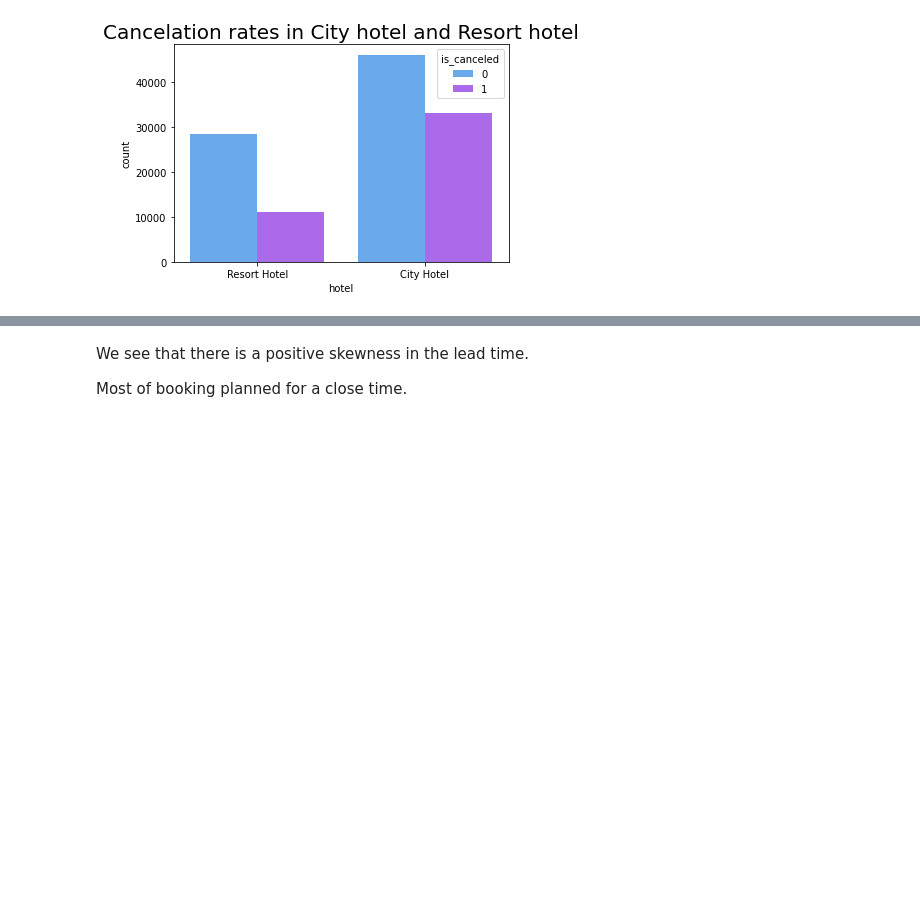
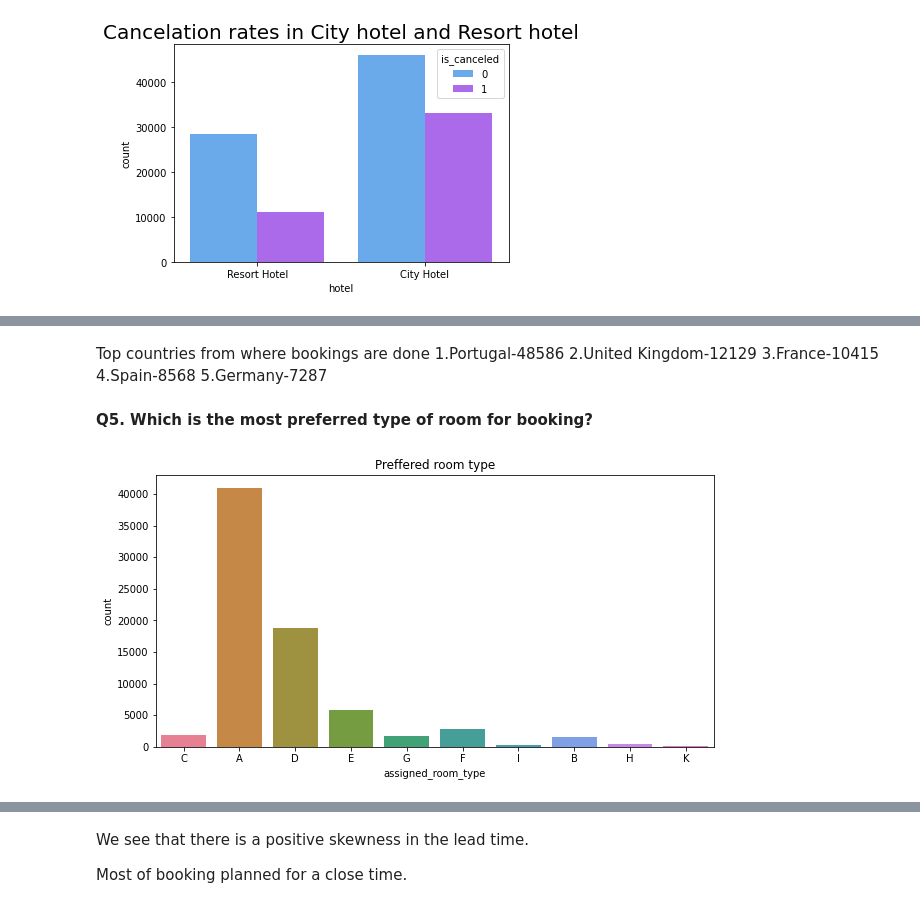
Before and after one commit to iam-ajitkumartoppo/hotel-booking-analysis, a Jupyter notebook: EDA_Hotel_Booking_Analysis_Capstone_Project.ipynb, the cells around one changed output, grey strips where cells are left out. Cells and saved outputs as stored; diff of their text form; code cells hidden in the pictures; blank space fills up the shorter version.

```diff
--- a/EDA_Hotel_Booking_Analysis_Capstone_Project.ipynb
+++ b/EDA_Hotel_Booking_Analysis_Capstone_Project.ipynb
@@ -489,0 +317,16 @@ plt.show()
+# %% [markdown]
+Top countries from where bookings are done</br>
+1.Portugal-48586</br>
+2.United Kingdom-12129</br>
+3.France-10415</br>
+4.Spain-8568</br>
+5.Germany-7287</br>
+# %% [markdown]
+**Q5. Which is the most preferred type of room for booking?**
+# %%
+plt.figure(figsize=(10,5))
+sns.countplot(df_1['assigned_room_type'], palette='husl')
+plt.title("Preffered room type")
+plt.show()
+# %% [output]
+[figure, added]
```
Also changed, not shown: parts of 78 cells of this notebook.
